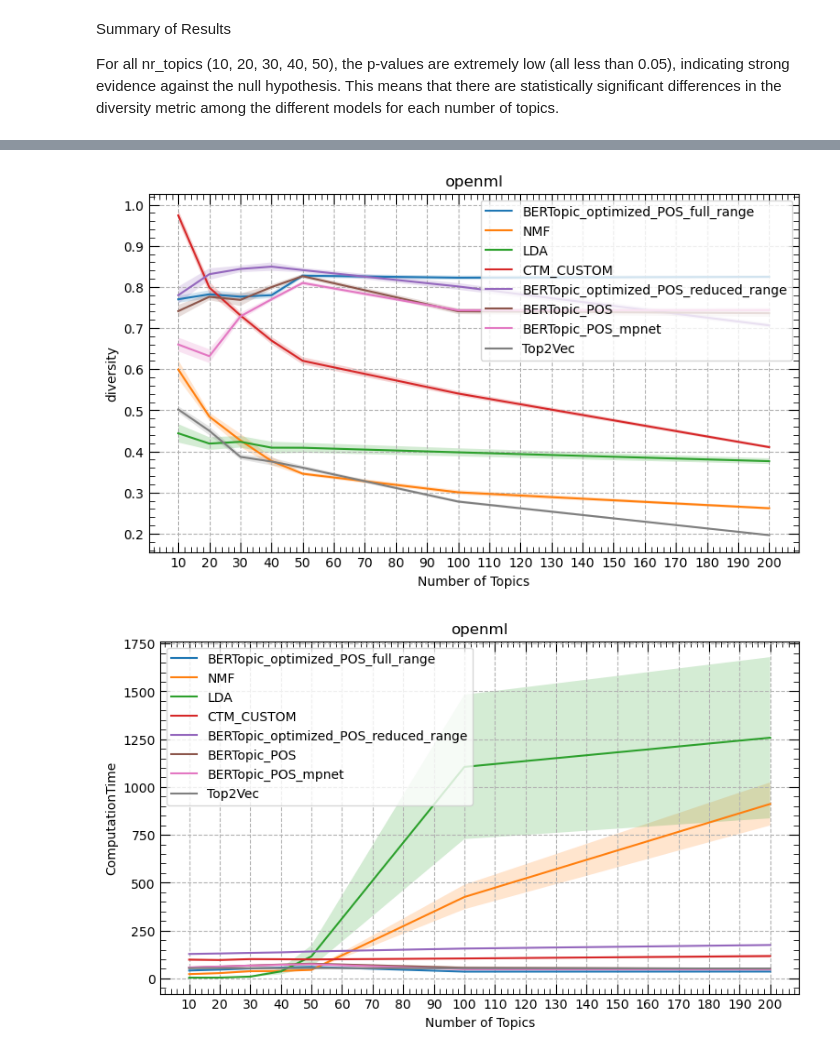
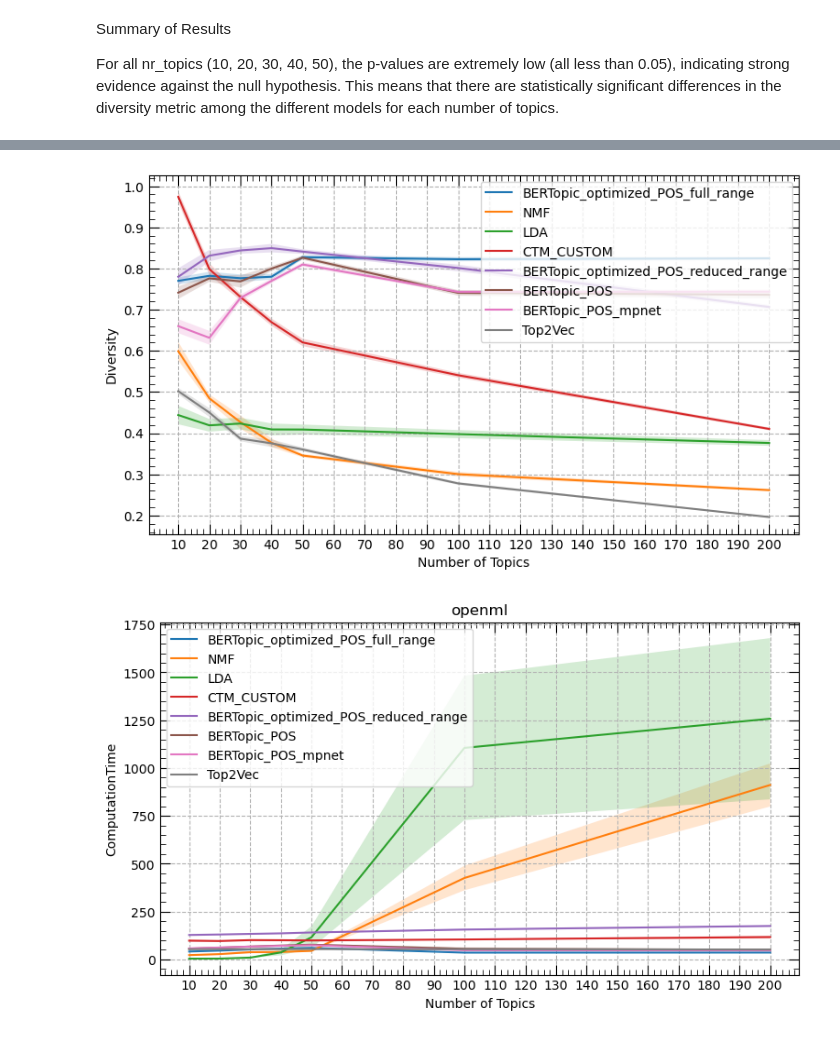
Before and after one commit to ivangermanov/openml-tags, a Jupyter notebook: notebooks/evaluation/results.ipynb, the cells around one changed output, grey strips where cells are left out. Cells and saved outputs as stored; diff of their text form; code cells hidden in the pictures.

```diff
--- a/notebooks/evaluation/results.ipynb
+++ b/notebooks/evaluation/results.ipynb
@@ -275,8 +275,8 @@ For all nr_topics (10, 20, 30, 40, 50), the p-values are extremely low (all less
 # %%
 for dataset in results.get_keys()["basic"]:
     if dataset != "all":
-        fig = results.plot_results(dataset, title=dataset, x="nr_topics", y="npmi", xlabel="Number of Topics",
-                                    ylabel="npmi", figsize=(9, 5), confidence_interval=True)
+        fig = results.plot_results(dataset, x="nr_topics", y="npmi", xlabel="Number of Topics",
+                                    ylabel="NPMI", figsize=(9, 5), confidence_interval=True)
         # save fig to pdf file
         fig.savefig(f"../../latex/thesis/figures/{dataset}_npmi.pdf", bbox_inches='tight')
 # %% [output]
@@ -284,11 +284,11 @@ for dataset in results.get_keys()["basic"]:
 # %%
 for dataset in results.get_keys()["basic"]:
     if dataset != "all":
-        fig = results.plot_results(dataset, title=dataset, x="nr_topics", y="diversity", xlabel="Number of Topics",
-                                    ylabel="diversity", figsize=(9, 5), confidence_interval=True)
+        fig = results.plot_results(dataset, x="nr_topics", y="diversity", xlabel="Number of Topics",
+                                    ylabel="Diversity", figsize=(9, 5), confidence_interval=True)
         fig.savefig(f"../../latex/thesis/figures/{dataset}_diversity.pdf", bbox_inches='tight')
 # %% [output]
-[figure, old version]
+[figure, new version]
 # %%
 # Plot computation times with CTM
 for dataset in results.get_keys()["basic"]:
```
Also changed, not shown: parts of 3 cells of this notebook, 15 other files.
